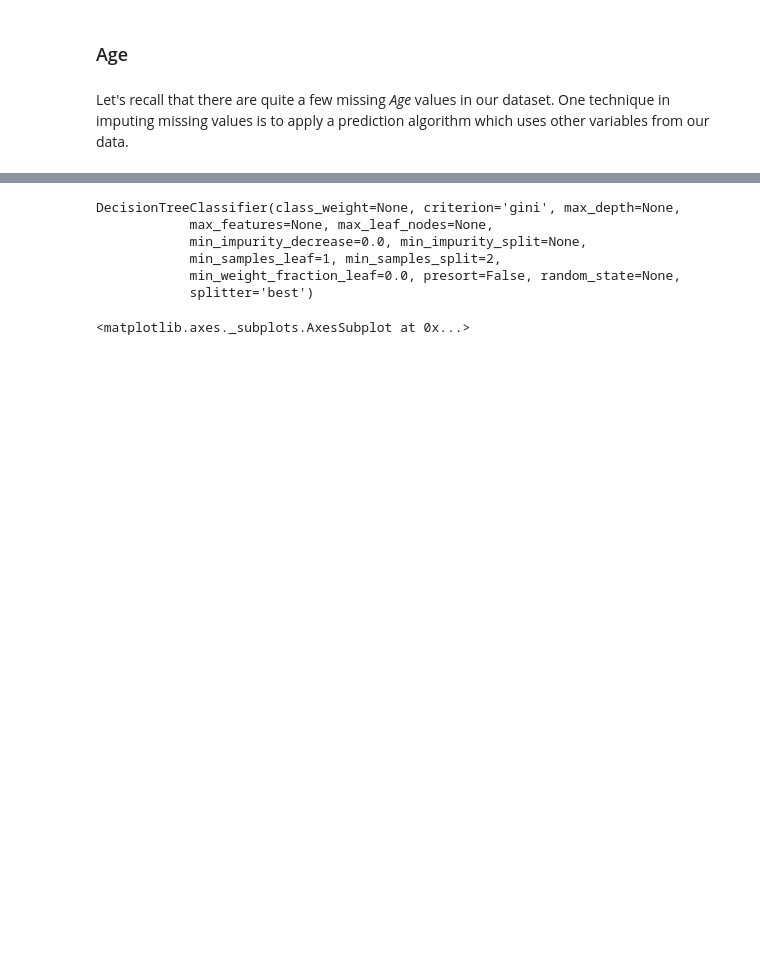
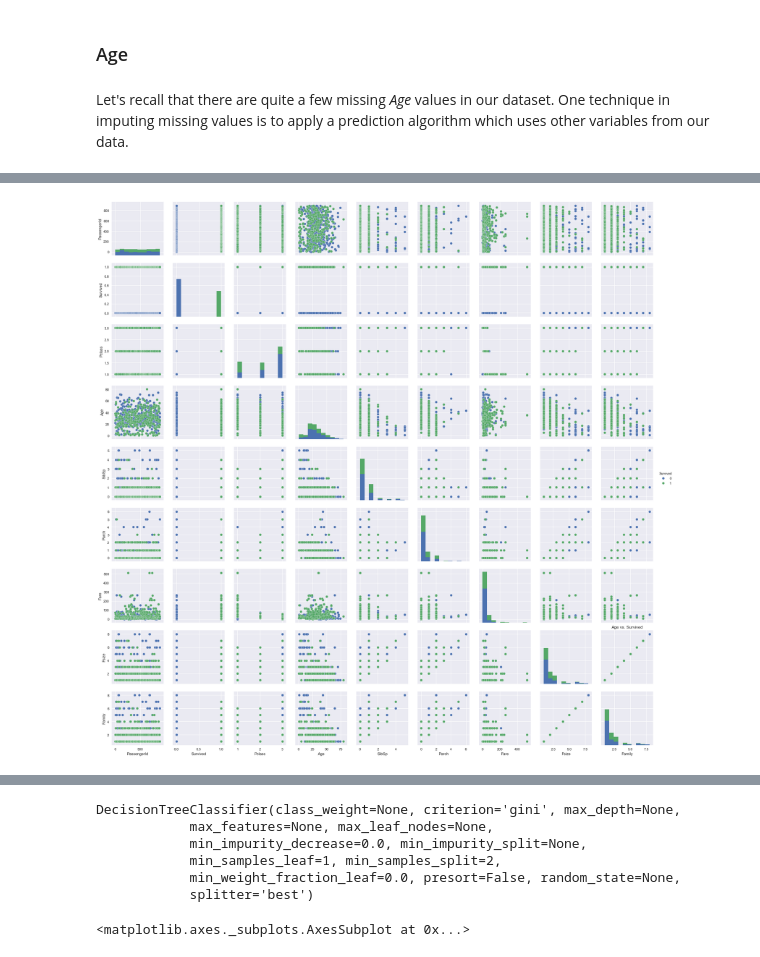
Before and after one commit to vinalyan/Data-Science, a Jupyter notebook: Challenges/kaggle/Titanic.ipynb, the cells around one changed output, grey strips where cells are left out. Drawn from its saved outputs; the diff is of its cells as text; code cells hidden in the pictures; blank space fills up the shorter version.

```diff
--- a/Challenges/kaggle/Titanic.ipynb
+++ b/Challenges/kaggle/Titanic.ipynb
@@ -519,0 +527,6 @@ plot.show()
+# %%
+sns.pairplot(data[data.Age.notna()], hue="Survived")
+plot.title('Age vs. Survived')
+plot.show()
+# %% [output]
+[figure, added]
```
Also changed, not shown: parts of 30 cells of this notebook.
